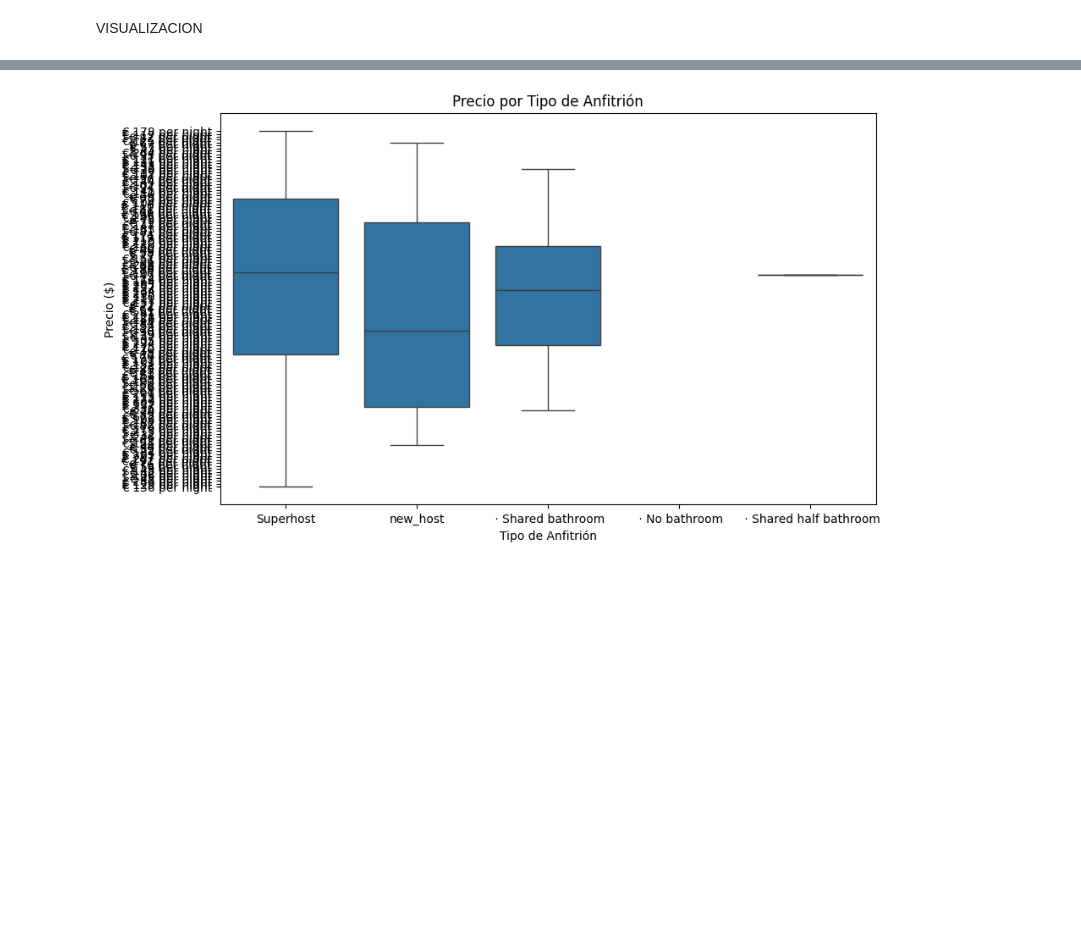
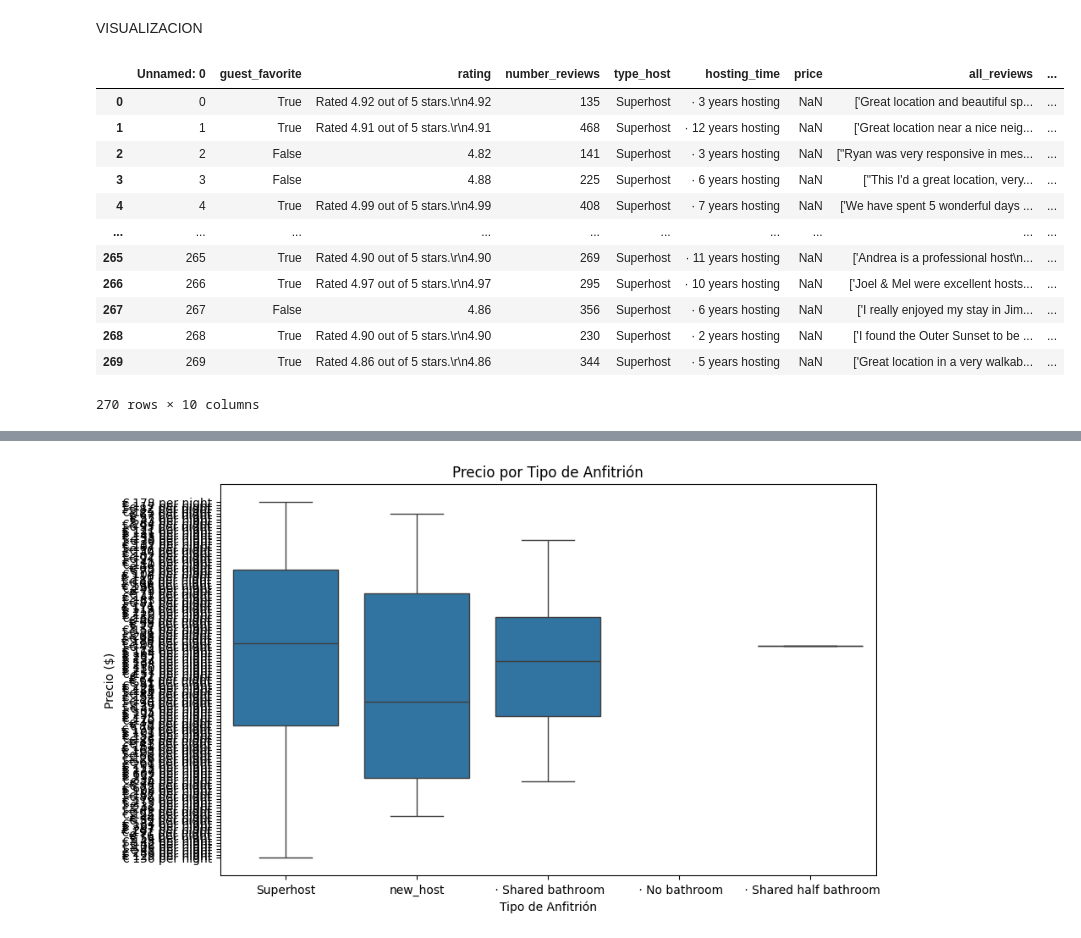
Before and after one commit to SilvanaRuiz/Proyectofinal_airbnb, a Jupyter notebook: steven.ipynb, the cells around one changed output, grey strips where cells are left out. Cells and saved outputs as stored; diff of their text form; code cells hidden in the pictures; blank space fills up the shorter version.

```diff
--- a/steven.ipynb
+++ b/steven.ipynb
@@ -187,11 +187,26 @@ VISUALIZACION
 # %%
 import pandas as pd
 import numpy as np
 from scipy import stats
 import seaborn as sns
 import matplotlib.pyplot as plt
 
-df=pd.read_csv('SanFrancisco1.csv')
+df=pd.read_csv('SanFrancisco2.csv')
+df
+# %% [output]
+|  | Unnamed: 0 | guest_favorite | rating | number_reviews | type_host | hosting_time | price | all_reviews | ... |
+| 0 | 0 | True | Rated 4.92 out of 5 stars.\r\n4.92 | 135 | Superhost | · 3 years hosting | NaN | ['Great location and beautiful sp... | ... |
+| 1 | 1 | True | Rated 4.91 out of 5 stars.\r\n4.91 | 468 | Superhost | · 12 years hosting | NaN | ['Great location near a nice neig... | ... |
+| 2 | 2 | False | 4.82 | 141 | Superhost | · 3 years hosting | NaN | ["Ryan was very responsive in mes... | ... |
+| 3 | 3 | False | 4.88 | 225 | Superhost | · 6 years hosting | NaN | ["This I'd a great location, very... | ... |
+| 4 | 4 | True | Rated 4.99 out of 5 stars.\r\n4.99 | 408 | Superhost | · 7 years hosting | NaN | ['We have spent 5 wonderful days ... | ... |
+| ... | ... | ... | ... | ... | ... | ... | ... | ... | ... |
+| 265 | 265 | True | Rated 4.90 out of 5 stars.\r\n4.90 | 269 | Superhost | · 11 years hosting | NaN | ['Andrea is a professional host\n... | ... |
+| 266 | 266 | True | Rated 4.97 out of 5 stars.\r\n4.97 | 295 | Superhost | · 10 years hosting | NaN | ['Joel & Mel were excellent hosts... | ... |
+| 267 | 267 | False | 4.86 | 356 | Superhost | · 6 years hosting | NaN | ['I really enjoyed my stay in Jim... | ... |
+| 268 | 268 | True | Rated 4.90 out of 5 stars.\r\n4.90 | 230 | Superhost | · 2 years hosting | NaN | ['I found the Outer Sunset to be ... | ... |
+| 269 | 269 | True | Rated 4.86 out of 5 stars.\r\n4.86 | 344 | Superhost | · 5 years hosting | NaN | ['Great location in a very walkab... | ... |
+270 rows × 10 columns
 # %%
 plt.figure(figsize=(8, 6))
 sns.histplot(df['rating'], kde=True, bins=20, color='blue')
```
Also changed, not shown: parts of 2 cells of this notebook, 1 other file.
